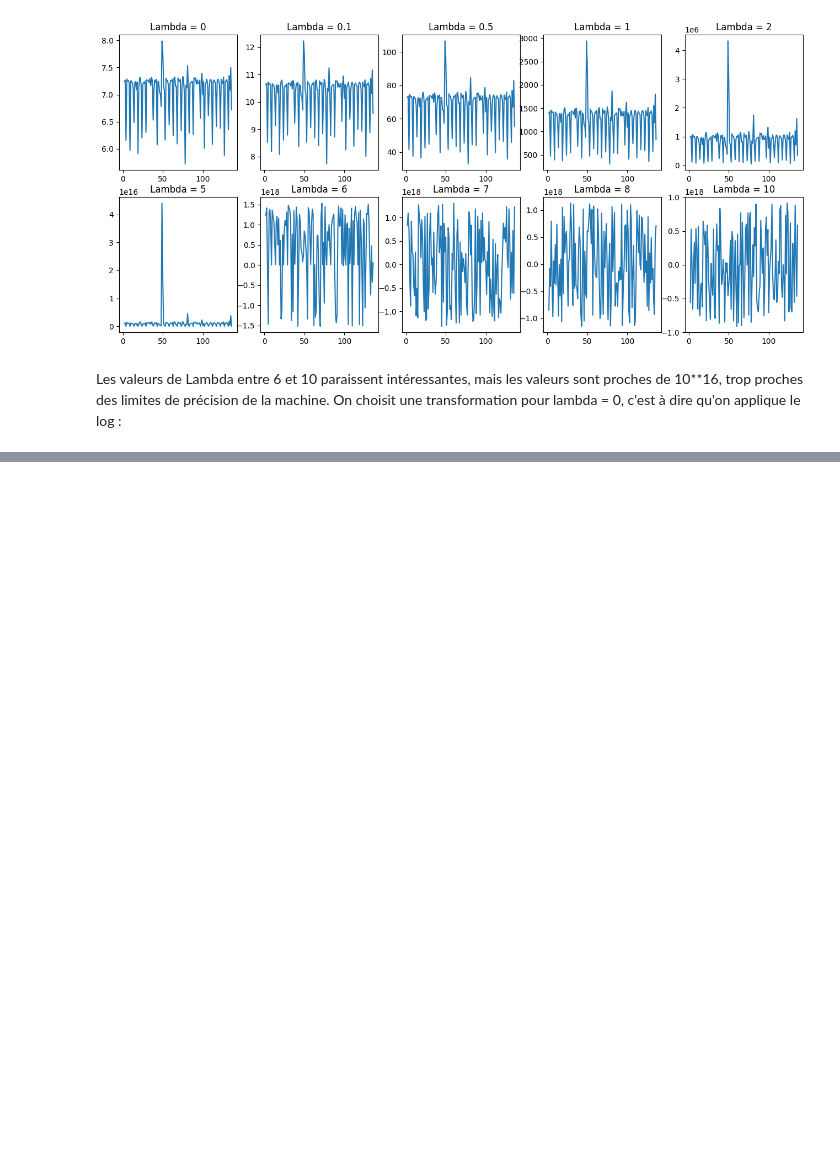
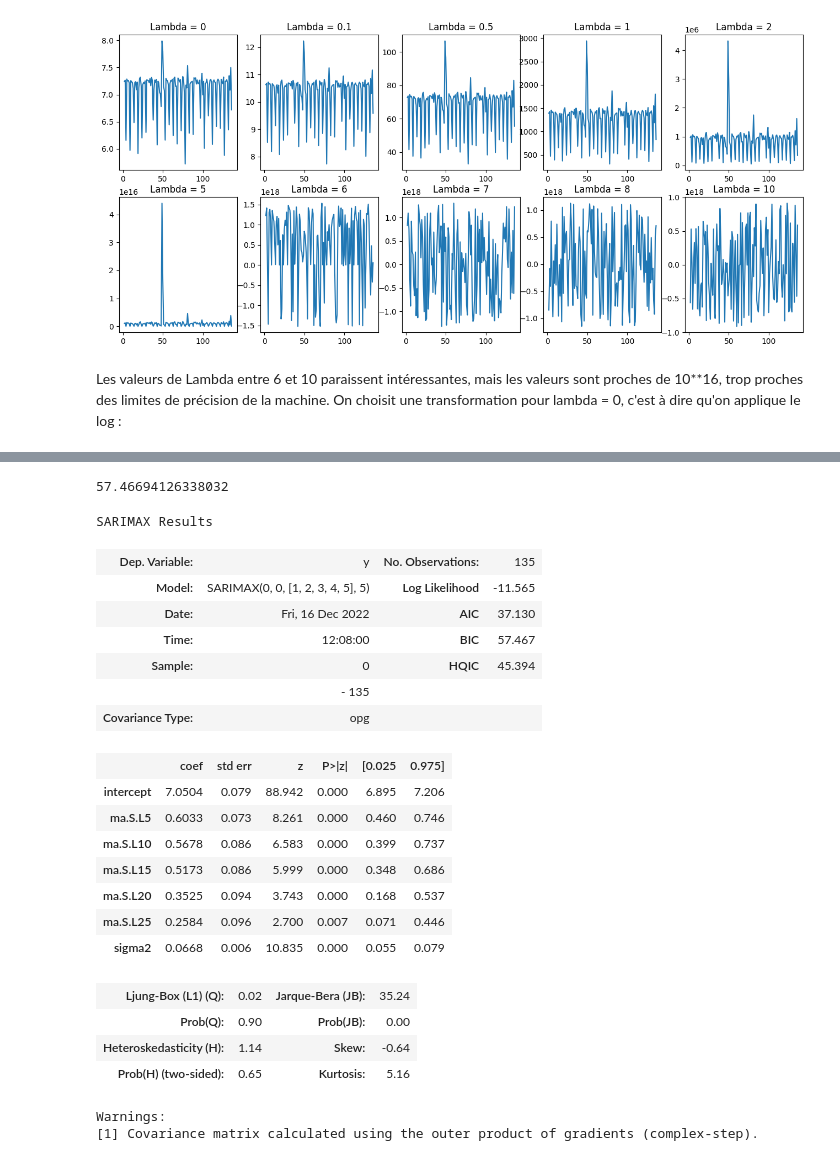
Before and after one commit to kjousselin/M2_serie_chrono, a Jupyter notebook: traitement.ipynb, the cells around one changed output, grey strips where cells are left out. Drawn from its saved outputs; the diff is of its cells as text; code cells hidden in the pictures; blank space fills up the shorter version.

```diff
--- a/traitement.ipynb
+++ b/traitement.ipynb
@@ -116,0 +175,25 @@ Ldata_values = np.log(Data_values)
+# %%
+model = auto_arima(Ldata,
+                      test='adf',
+
+                      start_p=0,
+                      start_q=0,
+                      max_p=8, max_q=8,
+                      d=0,
+
+                      seasonal=True,
+                      m=5,             # période de saisonnalité
+
+                      start_P=0, start_Q=0,
+                      max_P=8, max_Q=8,
+                      D=0,
+
+                      max_order =10,
+                      n_jobs = 5,
+
+                      information_criterion='bic',
+
+                      trace=True,
+                      error_action='ignore',
+                      suppress_warnings=False,
+                      stepwise=True)
@@ -116,0 +239,29 @@ Ldata_values = np.log(Data_values)
+# %%
+model.bic()
+# %% [output]
+57.46694126338032
+# %%
+model.summary()
+# %% [output]
+SARIMAX Results
+| Dep. Variable: | y | No. Observations: | 135 |
+| Model: | SARIMAX(0, 0, [1, 2, 3, 4, 5], 5) | Log Likelihood | -11.565 |
+| Date: | Fri, 16 Dec 2022 | AIC | 37.130 |
+| Time: | 12:08:00 | BIC | 57.467 |
+| Sample: | 0 | HQIC | 45.394 |
+|  | - 135 |  |  |
+| Covariance Type: | opg |  |  |
+|  | coef | std err | z | P>|z| | [0.025 | 0.975] |
+| intercept | 7.0504 | 0.079 | 88.942 | 0.000 | 6.895 | 7.206 |
+| ma.S.L5 | 0.6033 | 0.073 | 8.261 | 0.000 | 0.460 | 0.746 |
+| ma.S.L10 | 0.5678 | 0.086 | 6.583 | 0.000 | 0.399 | 0.737 |
+| ma.S.L15 | 0.5173 | 0.086 | 5.999 | 0.000 | 0.348 | 0.686 |
+| ma.S.L20 | 0.3525 | 0.094 | 3.743 | 0.000 | 0.168 | 0.537 |
+| ma.S.L25 | 0.2584 | 0.096 | 2.700 | 0.007 | 0.071 | 0.446 |
+| sigma2 | 0.0668 | 0.006 | 10.835 | 0.000 | 0.055 | 0.079 |
+| Ljung-Box (L1) (Q): | 0.02 | Jarque-Bera (JB): | 35.24 |
+| Prob(Q): | 0.90 | Prob(JB): | 0.00 |
+| Heteroskedasticity (H): | 1.14 | Skew: | -0.64 |
+| Prob(H) (two-sided): | 0.65 | Kurtosis: | 5.16 |
+Warnings:
+[1] Covariance matrix calculated using the outer product of gradients (complex-step).
```
Also changed, not shown: parts of 16 cells of this notebook, 2 other files.
